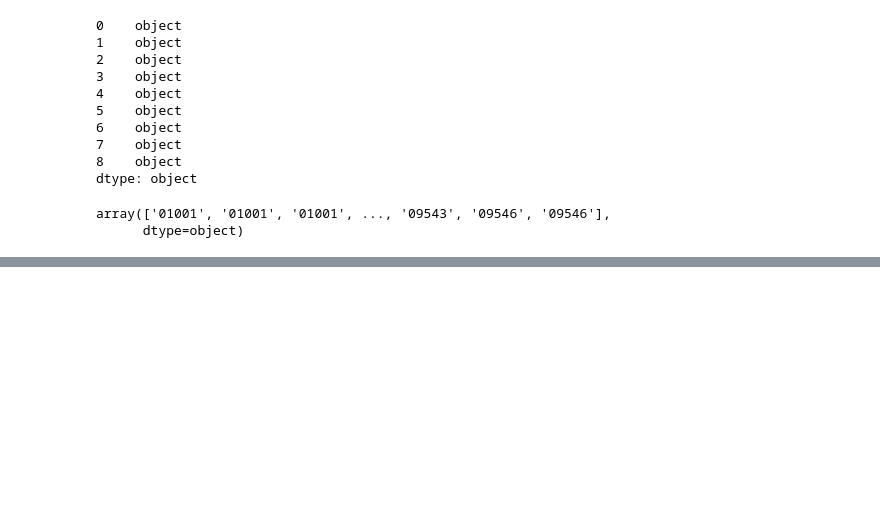
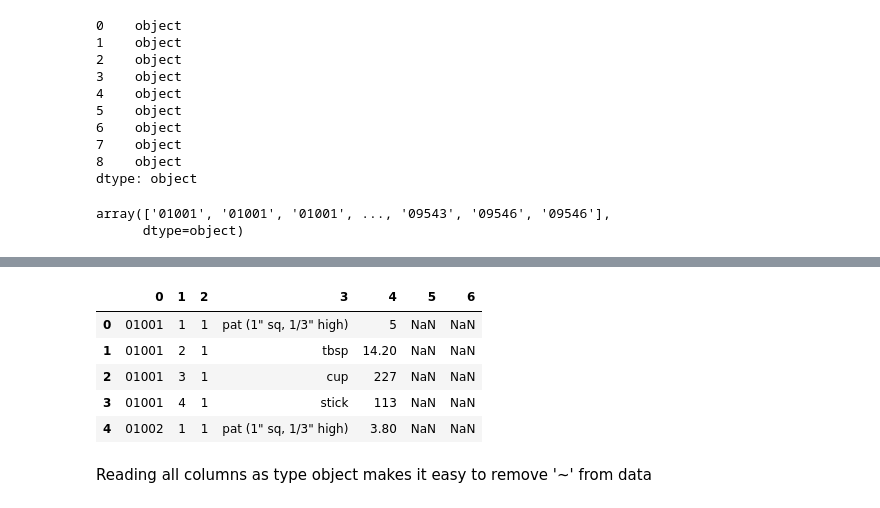
Before and after one commit to SalMaciel/nutrition_dataset, a Jupyter notebook: exploratory.ipynb, the cells around one changed output, grey strips where cells are left out. Drawn from its saved outputs; the diff is of its cells as text; code cells hidden in the pictures; blank space fills up the shorter version.

```diff
--- a/exploratory.ipynb
+++ b/exploratory.ipynb
@@ -199,0 +221,14 @@ Both of these methods don't work on numeric type columns
+# %%
+try_new_test = pd.DataFrame()
+for rows in try_new_df:
+    try_new_test[rows] = try_new_df[rows].str.replace("~","")
+try_new_test.head()
+# %% [output]
+|  | 0 | 1 | 2 | 3 | 4 | 5 | 6 |
+| 0 | 01001 | 1 | 1 | pat (1" sq, 1/3" high) | 5 | NaN | NaN |
+| 1 | 01001 | 2 | 1 | tbsp | 14.20 | NaN | NaN |
+| 2 | 01001 | 3 | 1 | cup | 227 | NaN | NaN |
+| 3 | 01001 | 4 | 1 | stick | 113 | NaN | NaN |
+| 4 | 01002 | 1 | 1 | pat (1" sq, 1/3" high) | 3.80 | NaN | NaN |
+# %% [markdown]
+Reading all columns as type object makes it easy to remove '~' from data
```
Also changed, not shown: parts of 6 cells of this notebook.
